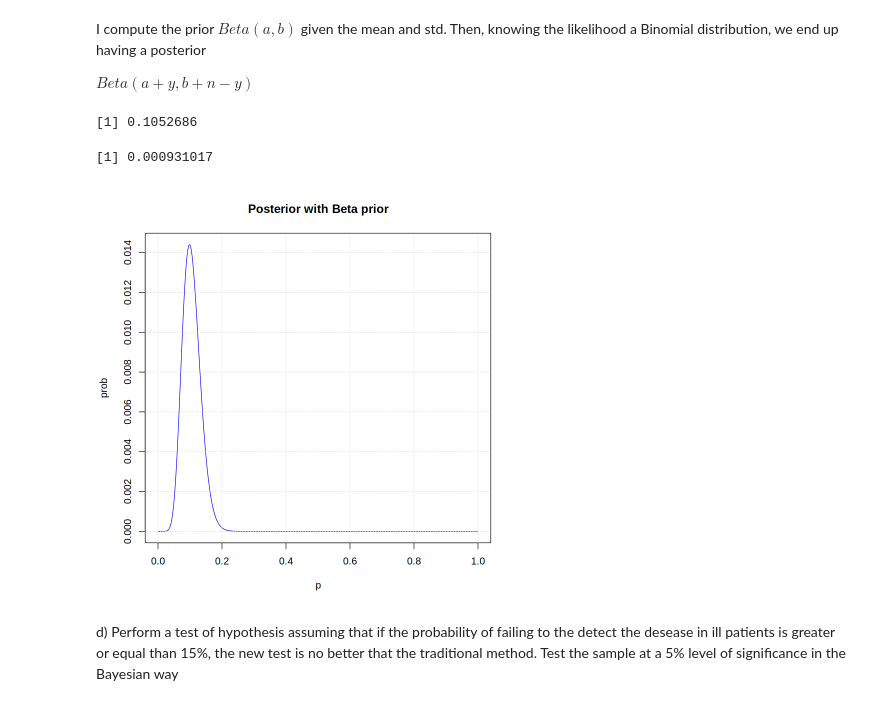
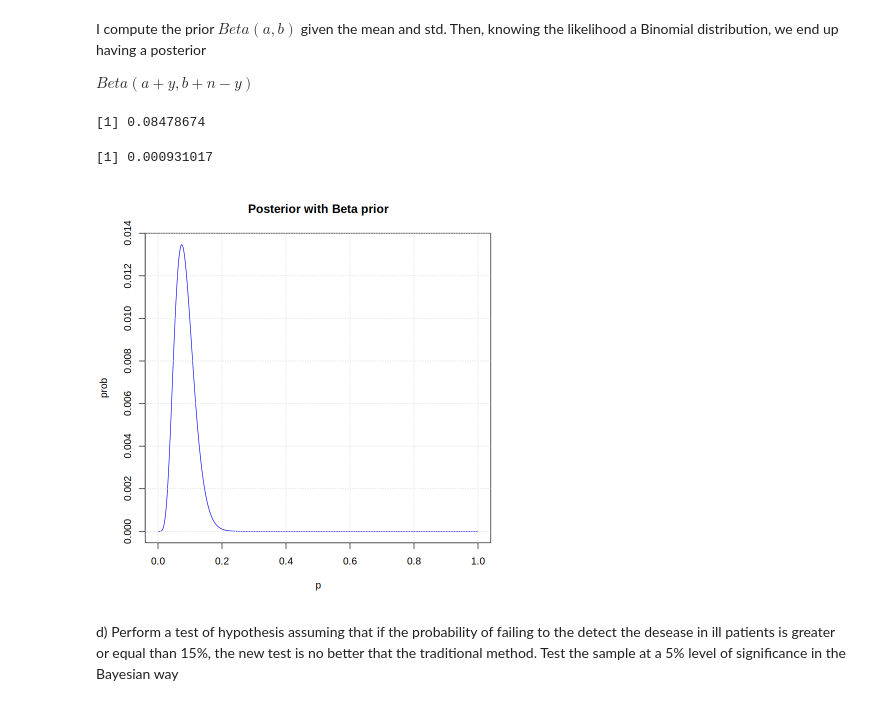
Before and after one commit to sdracia/Advances-Statistics-For-Physics-Analysis, a Jupyter notebook: hw4.ipynb, the cells around one changed output. Saved outputs shown, nothing was run; the diff lists cells and outputs as text; code cells hidden in the pictures.

```diff
--- a/hw4.ipynb
+++ b/hw4.ipynb
@@ -84,32 +84,32 @@ $Beta(a + y, b + n - y)$
 # %%
 m <- 0.15
 std <- 0.14
 
-a <- ((1/m) - 1) * (m**2) / (std**2) - m
+a <- ((1/m) - 1) * (m**3) / (std**2) - m
 b <- a *((1/m) - 1)
 
 a_prime <- a + y
 b_prime <- b + n - y
 
 p <- seq(0, 1, 0.001)
 beta_post <- dbeta(p, a_prime, b_prime)
 
 beta_post <- beta_post / sum(beta_post)
 
 p_freq <- y/n
 
 mean_bayes <- a_prime/(a_prime + b_prime)
 variance_bayes <- (1/(n+2))**2 * n * p_freq * (1-p_freq)
 
 mean_bayes
 variance_bayes
 
 plot(p, beta_post, type = "l", col = "blue", xlab = "p", ylab = "prob", main = "Posterior with Beta prior")
 grid()
 # %% [output]
-[1] 0.1052686
+[1] 0.08478674
 [1] 0.000931017
-[figure, old version]
+[figure, new version]
 # %%
 # STILL NEED TO PLOT THE MEAN AND VARIANCE
 # %% [markdown]
```
Also changed, not shown: parts of 18 cells of this notebook.
